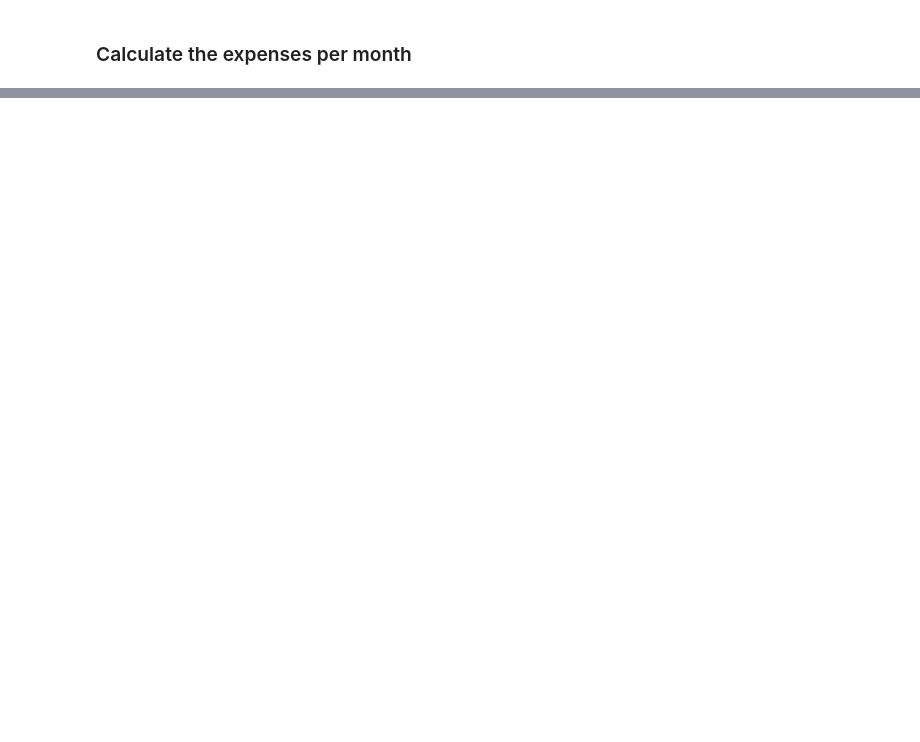
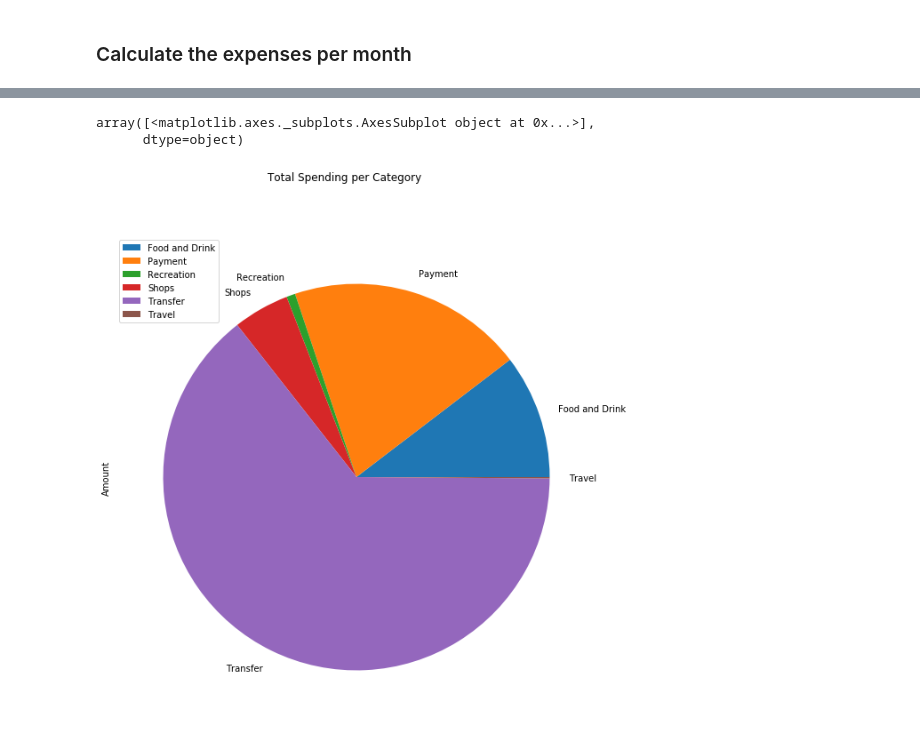
Before and after one commit to sselvakularanjan/APIs-Homework, a Jupyter notebook: Account Summary.ipynb, the cells around one changed output, grey strips where cells are left out. Drawn from its saved outputs; the diff is of its cells as text; code cells hidden in the pictures; blank space fills up the shorter version.

```diff
--- a/Account Summary.ipynb
+++ b/Account Summary.ipynb
@@ -145,2 +262,6 @@ In this section, you will use the transactions DataFrame to analyze the customer
 # %% [markdown]
 ### Calculate the expenses per month
+# %%
+# Calculate the expenses per month.
+grouped_expenses = df.groupby(['Category']).sum()
+grouped_expenses
@@ -146,0 +277,7 @@ In this section, you will use the transactions DataFrame to analyze the customer
+# %%
+# Plot the total expenses per month.
+grouped_expenses.plot.pie(subplots=True,figsize=(15,10), title="Total Spending per Category")
+# %% [output]
+array([<matplotlib.axes._subplots.AxesSubplot object at 0x...>],
+      dtype=object)
+[figure, added]
```
Also changed, not shown: parts of 17 cells of this notebook, 2 other files.
